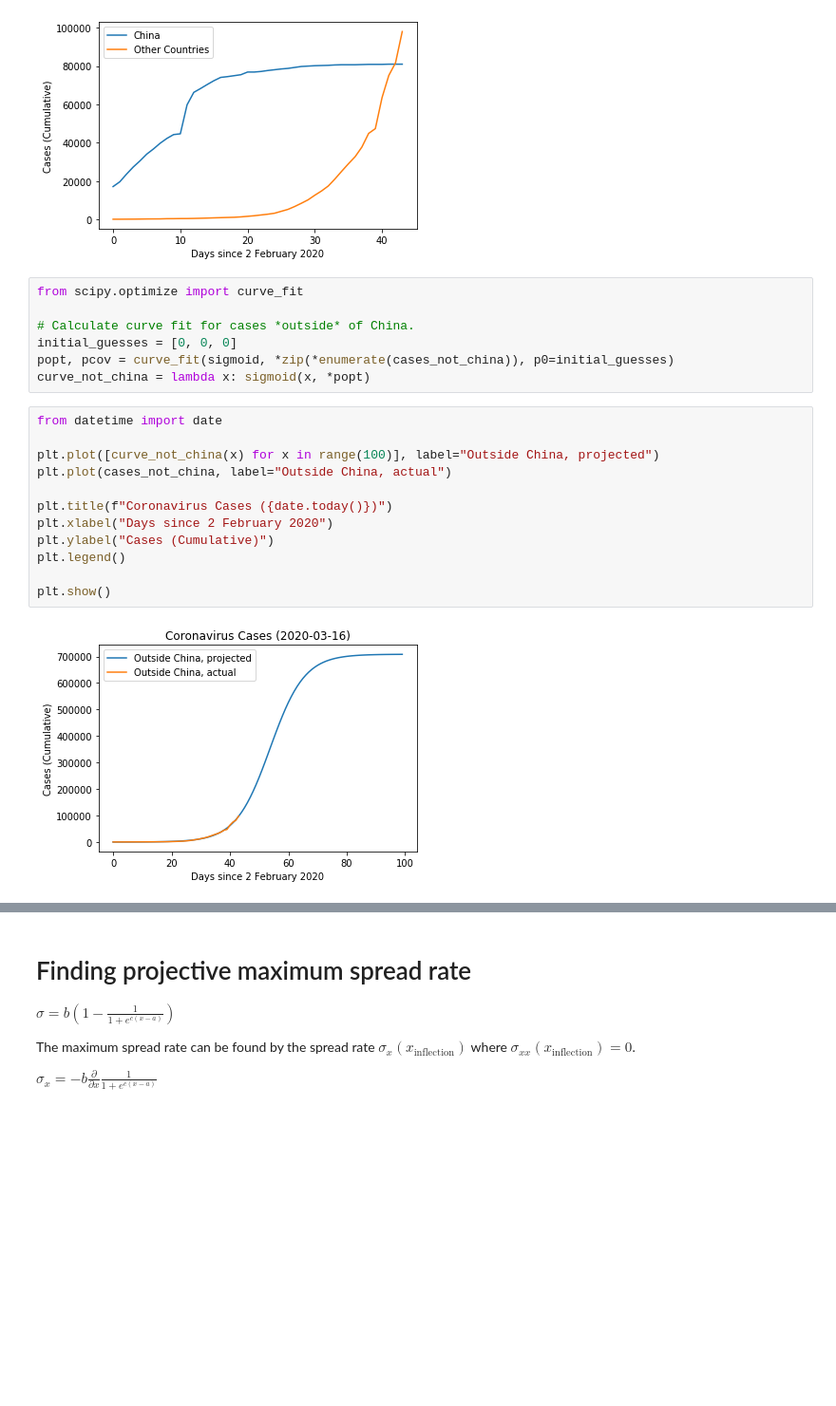
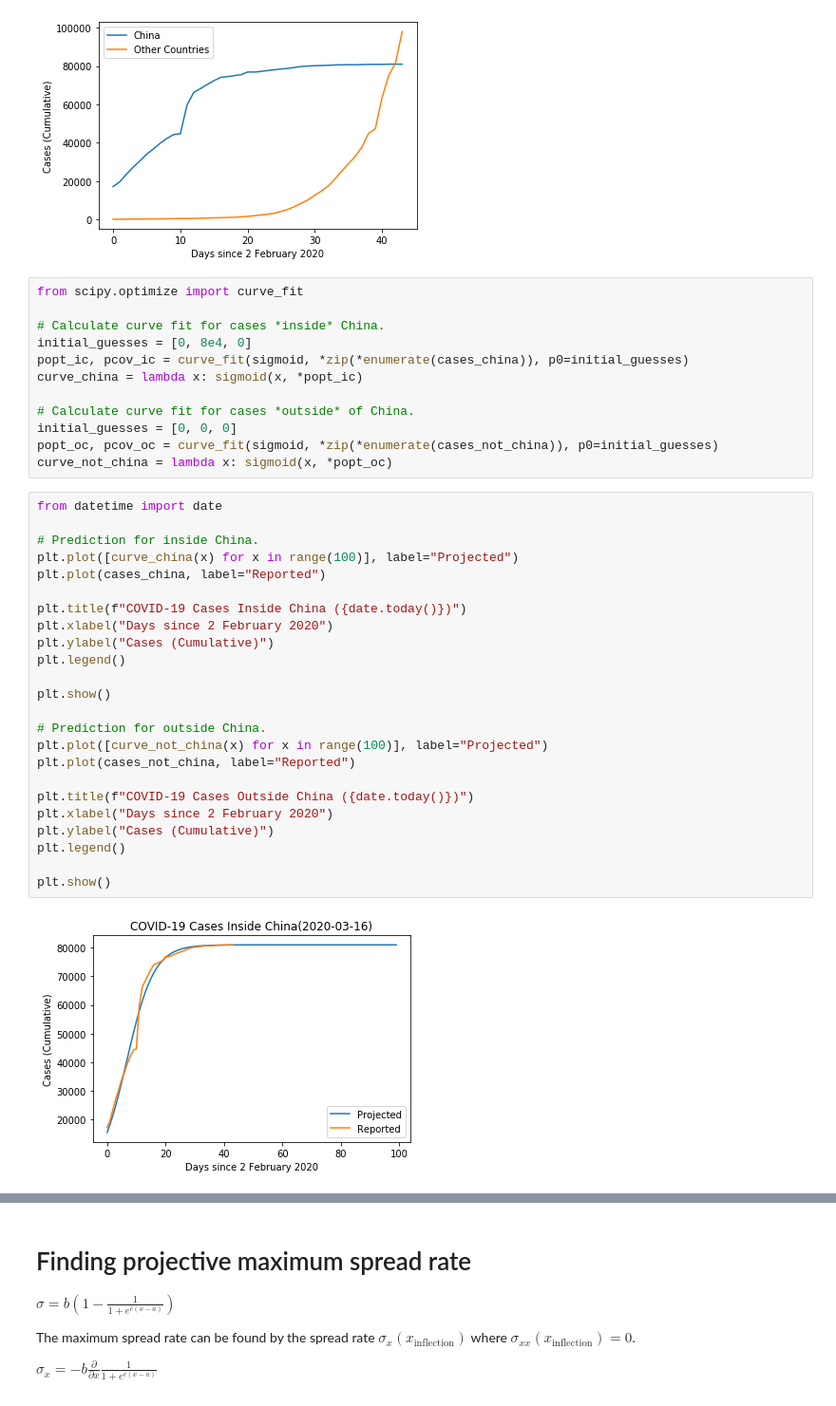
Before and after one commit to hinsley/colabs, a Jupyter notebook: Coronavirus_Projections.ipynb, the cells around one changed output, grey strips where cells are left out. Shown at 95% size. Saved outputs shown, nothing was run; the diff lists cells and outputs as text; blank space fills up the shorter version.

```diff
--- a/Coronavirus_Projections.ipynb
+++ b/Coronavirus_Projections.ipynb
@@ -127,21 +127,38 @@ plt.show()
 # %%
 from scipy.optimize import curve_fit
 
+# Calculate curve fit for cases *inside* China.
+initial_guesses = [0, 8e4, 0]
+popt_ic, pcov_ic = curve_fit(sigmoid, *zip(*enumerate(cases_china)), p0=initial_guesses)
+curve_china = lambda x: sigmoid(x, *popt_ic)
+
 # Calculate curve fit for cases *outside* of China.
 initial_guesses = [0, 0, 0]
-popt, pcov = curve_fit(sigmoid, *zip(*enumerate(cases_not_china)), p0=initial_guesses)
-curve_not_china = lambda x: sigmoid(x, *popt)
+popt_oc, pcov_oc = curve_fit(sigmoid, *zip(*enumerate(cases_not_china)), p0=initial_guesses)
+curve_not_china = lambda x: sigmoid(x, *popt_oc)
 # %%
 from datetime import date
 
-plt.plot([curve_not_china(x) for x in range(100)], label="Outside China, projected")
-plt.plot(cases_not_china, label="Outside China, actual")
+# Prediction for inside China.
+plt.plot([curve_china(x) for x in range(100)], label="Projected")
+plt.plot(cases_china, label="Reported")
 
-plt.title(f"Coronavirus Cases ({date.today()})")
+plt.title(f"COVID-19 Cases Inside China ({date.today()})")
 plt.xlabel("Days since 2 February 2020")
 plt.ylabel("Cases (Cumulative)")
 plt.legend()
 
 plt.show()
+
+# Prediction for outside China.
+plt.plot([curve_not_china(x) for x in range(100)], label="Projected")
+plt.plot(cases_not_china, label="Reported")
+
+plt.title(f"COVID-19 Cases Outside China ({date.today()})")
+plt.xlabel("Days since 2 February 2020")
+plt.ylabel("Cases (Cumulative)")
+plt.legend()
+
+plt.show()
 # %% [output]
-[figure, old version]
+[figure, new version]
```
Also changed, not shown: parts of 5 cells of this notebook.
